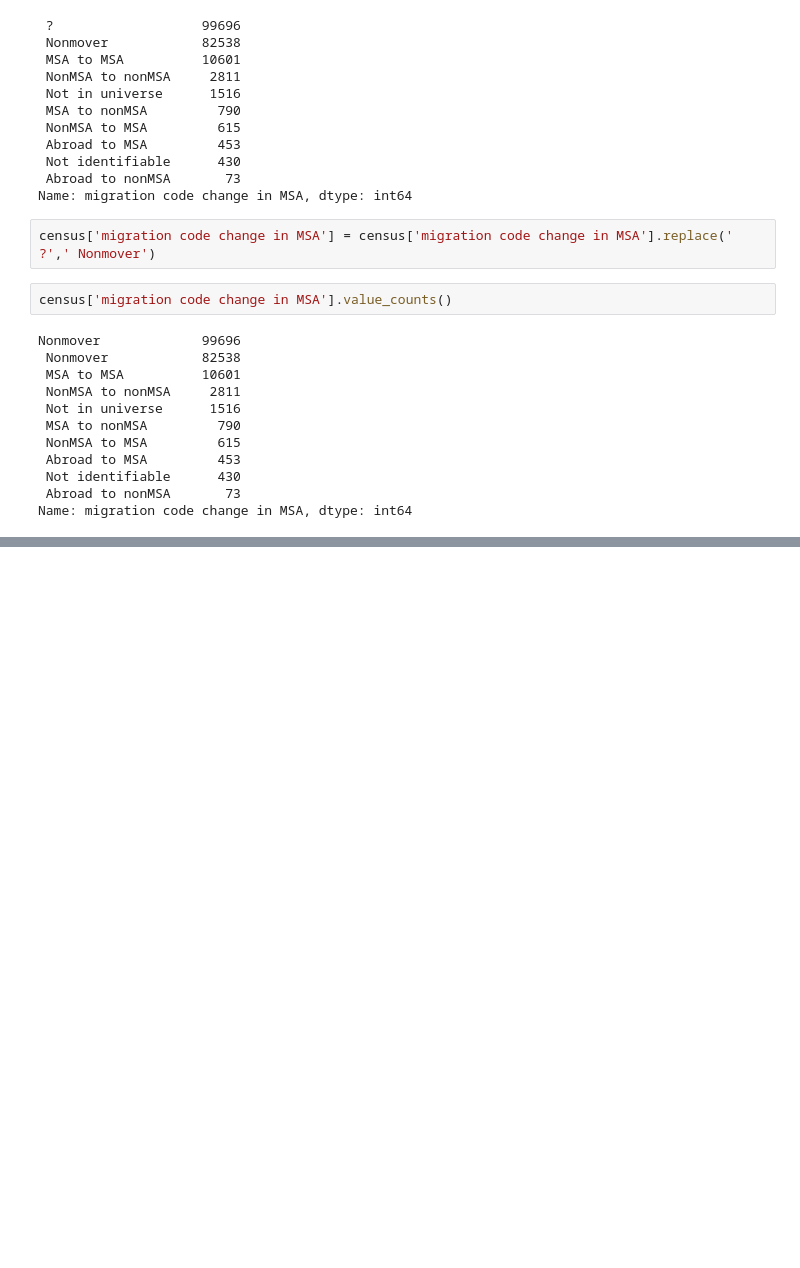
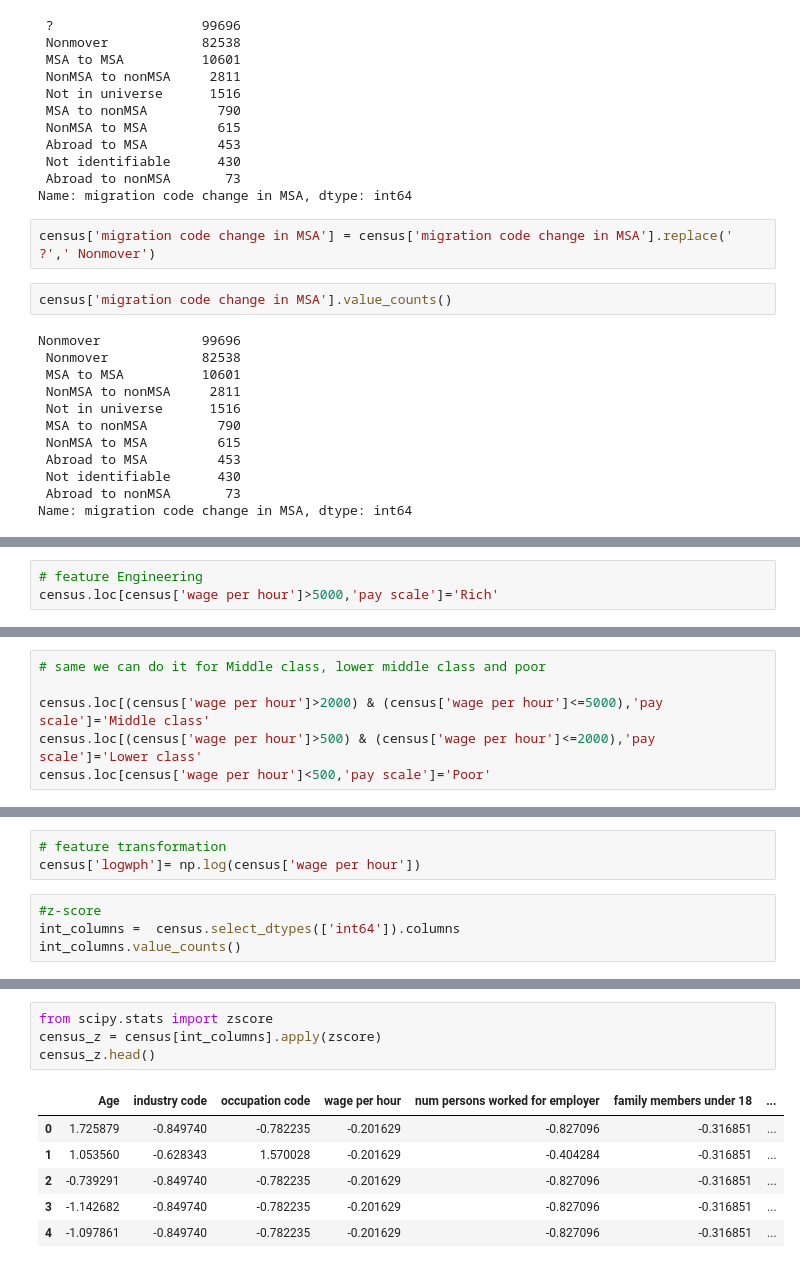
Before and after one commit to amitnayal222/DataScience, a Jupyter notebook: Data cleaning.ipynb, the cells around one changed output, grey strips where cells are left out. Saved outputs shown, nothing was run; the diff lists cells and outputs as text; blank space fills up the shorter version.

```diff
--- a/Data cleaning.ipynb
+++ b/Data cleaning.ipynb
@@ -219,0 +257,3 @@ Name: migration code change in MSA, dtype: int64
+# %%
+# feature Engineering
+census.loc[census['wage per hour']>5000,'pay scale']='Rich'
@@ -219,0 +280,6 @@ Name: migration code change in MSA, dtype: int64
+# %%
+# same we can do it for Middle class, lower middle class and poor
+
+census.loc[(census['wage per hour']>2000) & (census['wage per hour']<=5000),'pay scale']='Middle class'
+census.loc[(census['wage per hour']>500) & (census['wage per hour']<=2000),'pay scale']='Lower class'
+census.loc[census['wage per hour']<500,'pay scale']='Poor'
@@ -219,0 +308,7 @@ Name: migration code change in MSA, dtype: int64
+# %%
+# feature transformation
+census['logwph']= np.log(census['wage per hour'])
+# %%
+#z-score
+int_columns =  census.select_dtypes(['int64']).columns
+int_columns.value_counts()
@@ -219,0 +326,11 @@ Name: migration code change in MSA, dtype: int64
+# %%
+from scipy.stats import zscore
+census_z = census[int_columns].apply(zscore)
+census_z.head()
+# %% [output]
+|  | Age | industry code | occupation code | wage per hour | num persons worked for employer | family members under 18 | ... |
+| 0 | 1.725879 | -0.849740 | -0.782235 | -0.201629 | -0.827096 | -0.316851 | ... |
+| 1 | 1.053560 | -0.628343 | 1.570028 | -0.201629 | -0.404284 | -0.316851 | ... |
+| 2 | -0.739291 | -0.849740 | -0.782235 | -0.201629 | -0.827096 | -0.316851 | ... |
+| 3 | -1.142682 | -0.849740 | -0.782235 | -0.201629 | -0.827096 | -0.316851 | ... |
+| 4 | -1.097861 | -0.849740 | -0.782235 | -0.201629 | -0.827096 | -0.316851 | ... |
```
Also changed, not shown: parts of 14 cells of this notebook.
